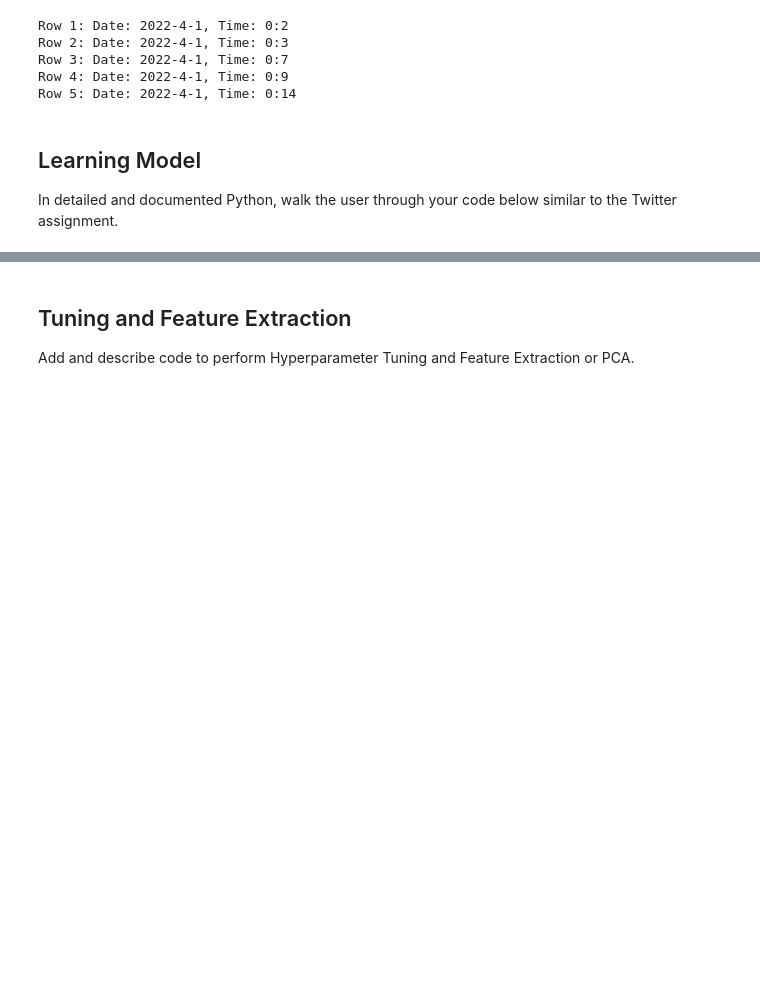
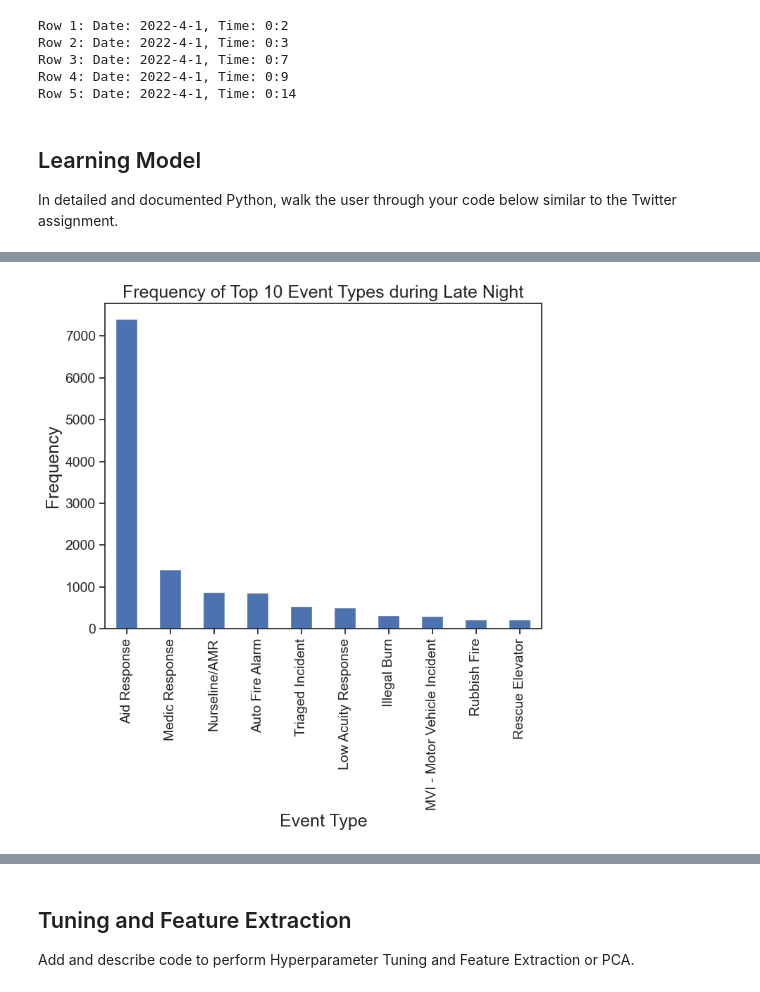
Before and after one commit to trcream/MachineLearningSeattleCrimeData, a Jupyter notebook: CS5100_Final_Project.ipynb, the cells around one changed output, grey strips where cells are left out. Saved outputs shown, nothing was run; the diff lists cells and outputs as text; code cells hidden in the pictures; blank space fills up the shorter version.

```diff
--- a/CS5100_Final_Project.ipynb
+++ b/CS5100_Final_Project.ipynb
@@ -185,0 +264,21 @@ In detailed and documented Python, walk the user through your code below similar
+# %%
+# Filter the data to include only events that occur during the Late Night time period
+df_late_night = df[df['Time of the Day'] == 'Late Night']
+
+# Count the frequency of each event type during the Late Night time period
+event_type_counts = df_late_night['Type'].value_counts()
+
+# Limit to top 10 event types
+event_type_counts = event_type_counts.head(10)
+
+# Create a bar chart of the frequency of each event type during the Late Night time period
+event_type_counts.plot(kind='bar', figsize=(8, 6))
+
+plt.xlabel('Event Type')
+plt.ylabel('Frequency')
+plt.title('Frequency of Top 10 Event Types during Late Night', fontsize=18)
+plt.tick_params(labelsize=14)
+
+plt.show()
+# %% [output]
+[figure, added]
```
Also changed, not shown: parts of 8 cells of this notebook, 3 other files.
